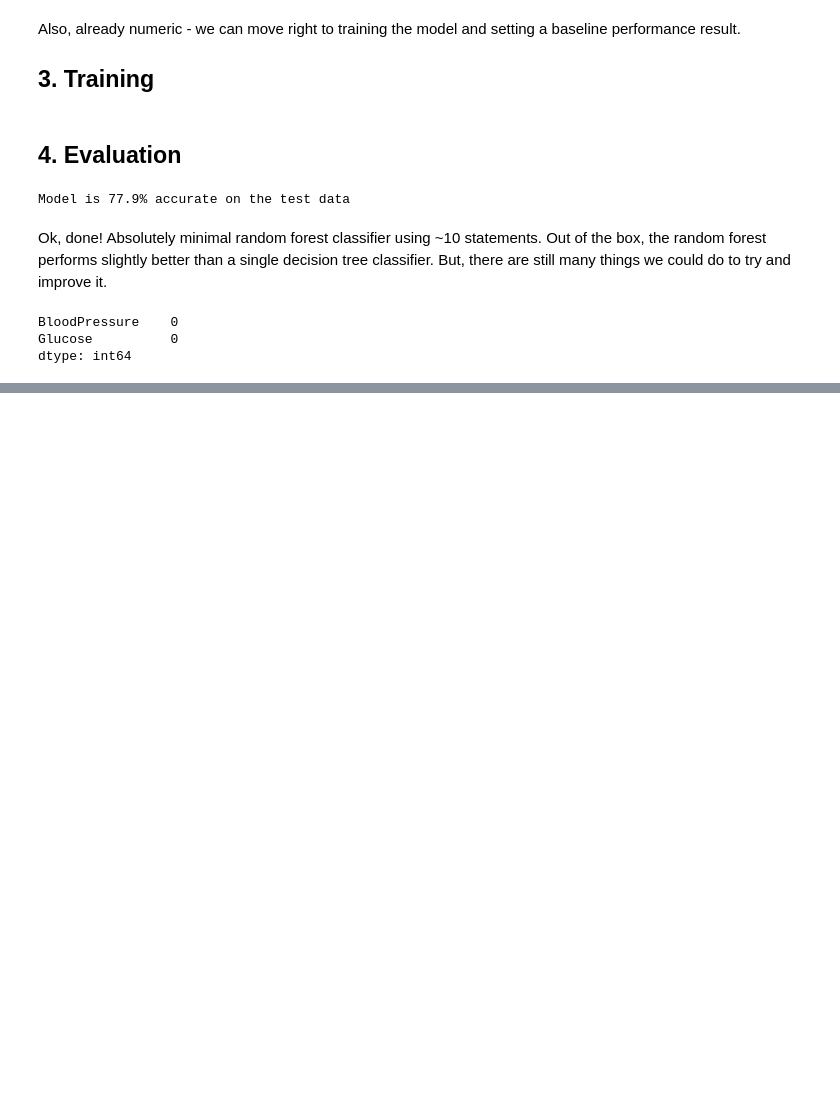
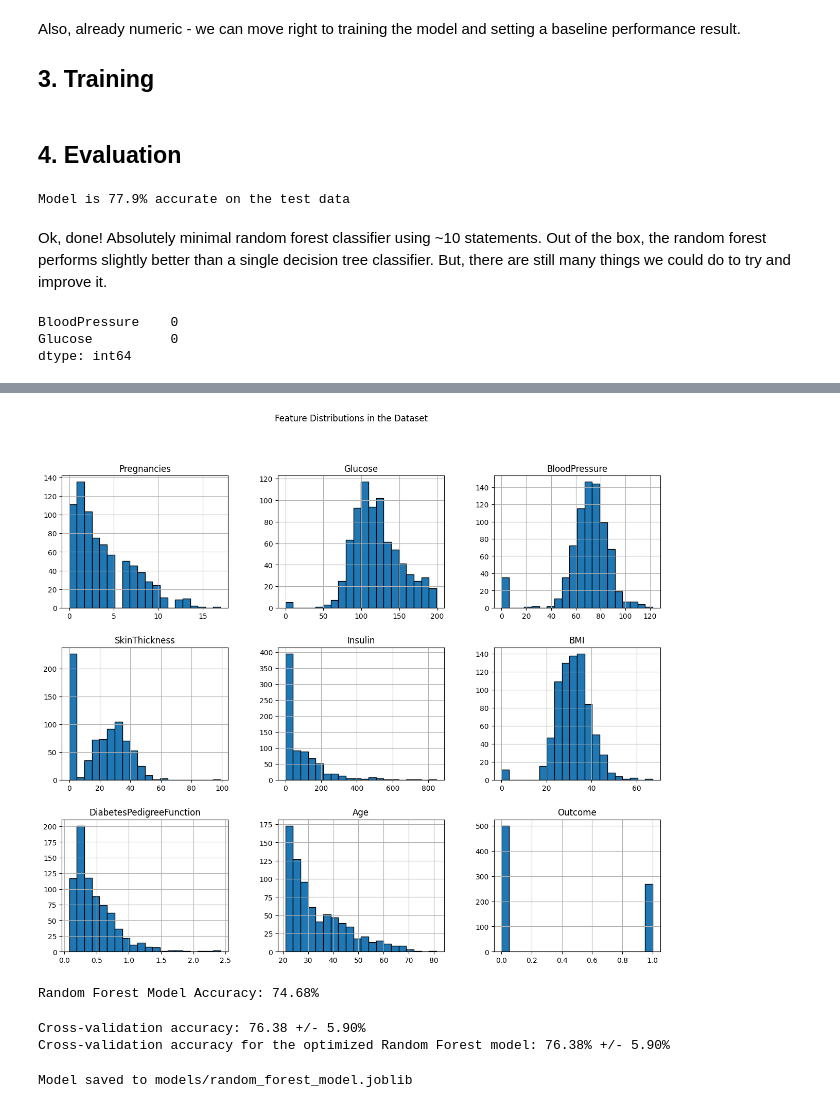
Before and after one commit to 4GeeksAcademy/tdestryk-collaboration-random-forest-project, a Jupyter notebook: src/mvp.ipynb, the cells around one changed output, grey strips where cells are left out. Drawn from its saved outputs; the diff is of its cells as text; code cells hidden in the pictures; blank space fills up the shorter version.

```diff
--- a/src/mvp.ipynb
+++ b/src/mvp.ipynb
@@ -104,0 +142,26 @@ dtype: int64
+# %%
+import matplotlib.pyplot as plt
+
+# Plot histograms for each feature in the dataset
+data_df.hist(bins=20, figsize=(15, 12), edgecolor='black')
+plt.suptitle("Feature Distributions in the Dataset")
+plt.show()
+# %% [output]
+[figure, added]
+# %%
+from sklearn.ensemble import RandomForestClassifier
+
+# Initialize a Random Forest model
+rf_model = RandomForestClassifier(random_state=315)
+
+# Train the model on the training data
+rf_model.fit(training_features, training_labels)
+
+# Predict on the test data
+rf_predictions = rf_model.predict(testing_features)
+
+# Calculate accuracy
+rf_accuracy = accuracy_score(testing_labels, rf_predictions)
+print(f"Random Forest Model Accuracy: {rf_accuracy * 100:.2f}%")
+# %% [output]
+Random Forest Model Accuracy: 74.68%
@@ -104,0 +224,24 @@ dtype: int64
+# %%
+# Run cross-validation on the optimized Random Forest model
+cv_scores_rf = cross_val(best_rf_model, training_features, training_labels)
+
+# Calculate and display the mean and standard deviation of the cross-validation scores
+print(f"Cross-validation accuracy for the optimized Random Forest model: {np.mean(cv_scores_rf) * 100:.2f}% +/- {np.std(cv_scores_rf) * 100:.2f}%")
+# %% [output]
+Cross-validation accuracy: 76.38 +/- 5.90%
+Cross-validation accuracy for the optimized Random Forest model: 76.38% +/- 5.90%
+# %%
+import joblib
+import os
+
+# Define the folder path where the model should be saved
+folder_path = "models"
+os.makedirs(folder_path, exist_ok=True)
+
+# Save the trained model
+model_filename = os.path.join(folder_path, "random_forest_model.joblib")
+joblib.dump(model, model_filename)
+
+print(f"Model saved to {model_filename}")
+# %% [output]
+Model saved to models/random_forest_model.joblib
```
Also changed, not shown: parts of 11 cells of this notebook, 2 other files.
